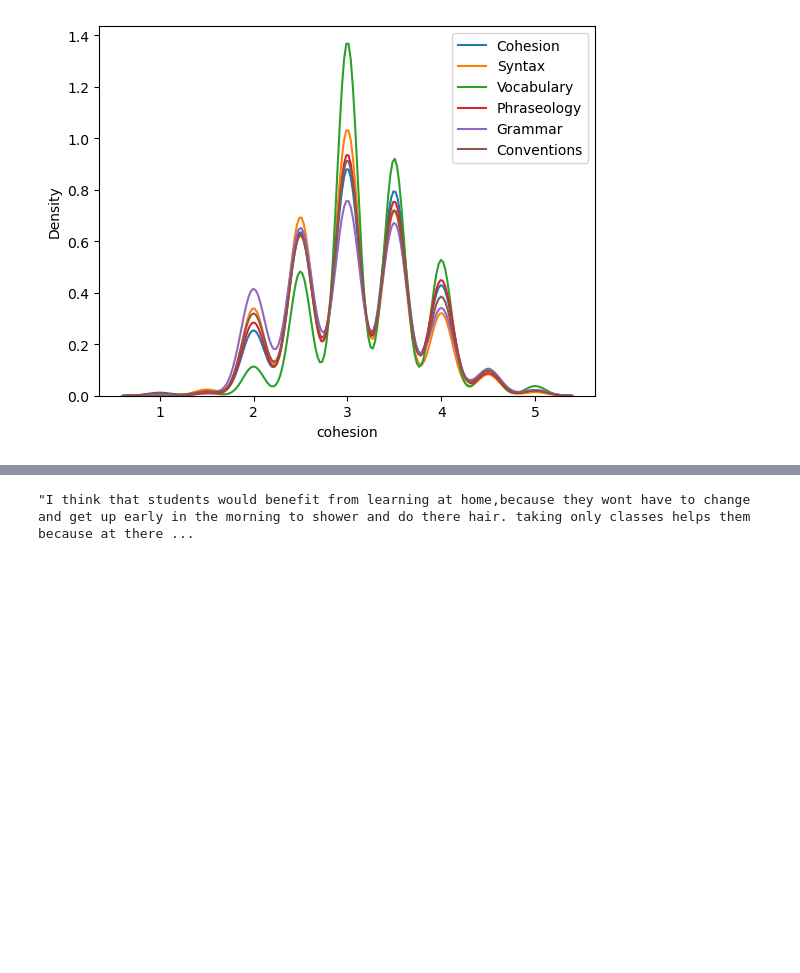
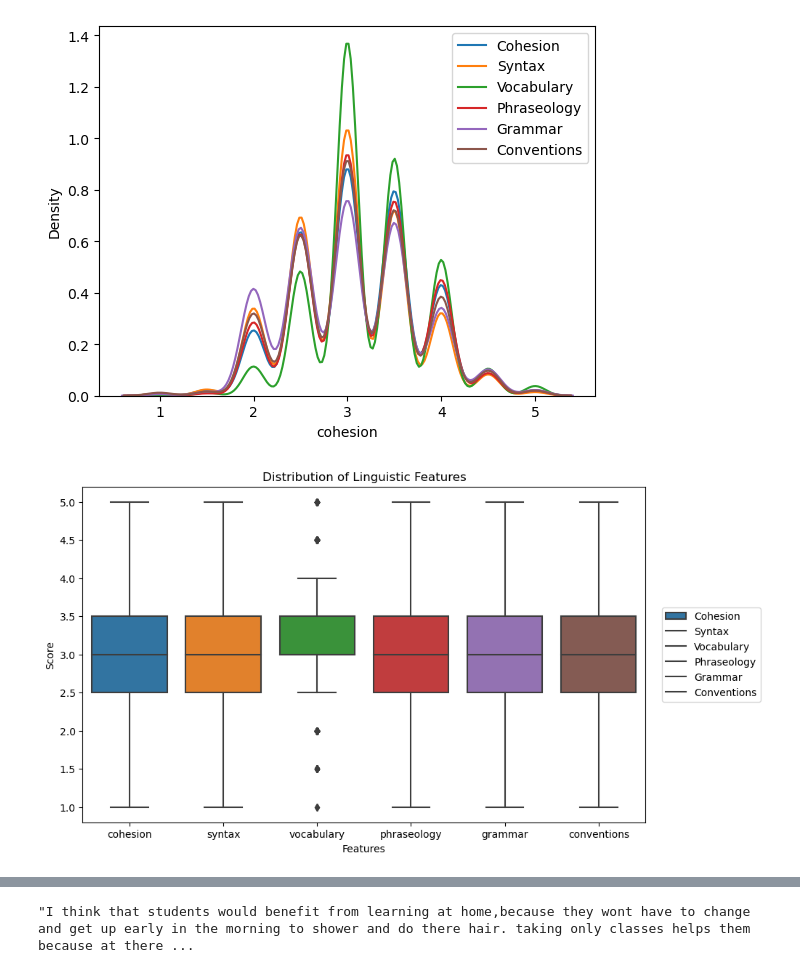
Before and after one commit to suhasmaddali/English-Language-Learning-Prediction-with-AI-and-Machine-Learning, a Jupyter notebook: Exploratory Data Analysis (EDA).ipynb, the cells around one changed output, grey strips where cells are left out. Cells and saved outputs as stored; diff of their text form; code cells hidden in the pictures; blank space fills up the shorter version.

```diff
--- a/Exploratory Data Analysis (EDA).ipynb
+++ b/Exploratory Data Analysis (EDA).ipynb
@@ -117,3 +126,22 @@ plt.legend()
 plt.show()
 # %% [output]
 [figure]
+# %%
+# Set figure size
+plt.figure(figsize=(10, 6))
+
+# Create boxplots for each variable
+sns.boxplot(data=df[['cohesion', 'syntax', 'vocabulary', 'phraseology', 'grammar', 'conventions']], orient='v')
+
+# Add title and axis labels
+plt.title('Distribution of Linguistic Features')
+plt.xlabel('Features')
+plt.ylabel('Score')
+
+# Move legend outside the figure and set font size
+plt.legend(labels=['Cohesion', 'Syntax', 'Vocabulary', 'Phraseology', 'Grammar', 'Conventions'], loc='center left', bbox_to_anchor=(1.02, 0.5), fontsize='medium')
+
+# Show the plot
+plt.show()
+# %% [output]
+[figure, added]
```
Also changed, not shown: parts of 9 cells of this notebook, 1 other file.
